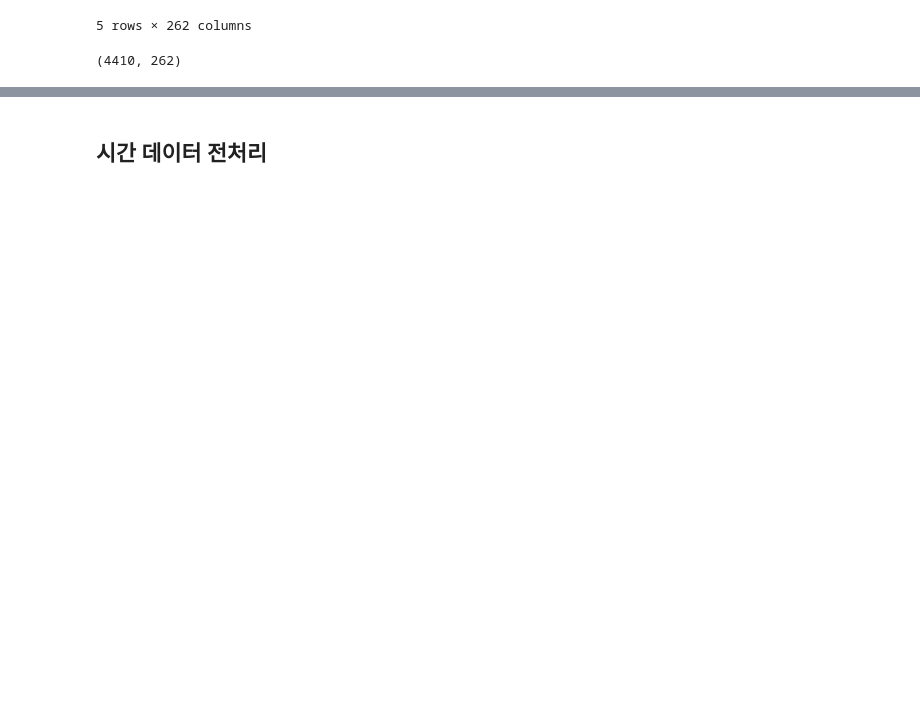
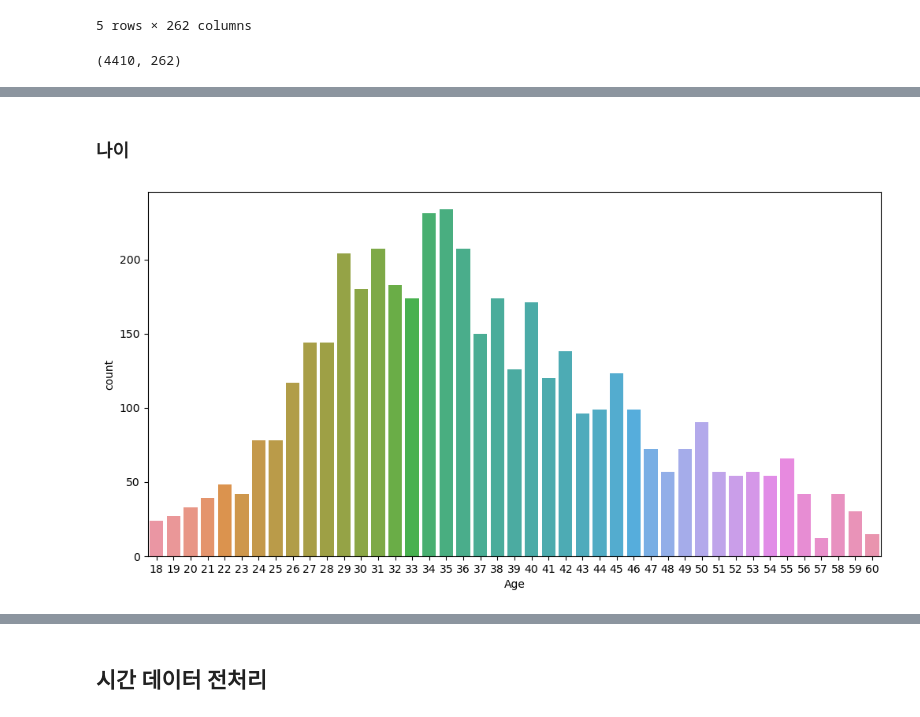
Before and after one commit to JounKK/AIS8_Final_HRA, a Jupyter notebook: 조은/final_proj_joun.ipynb, the cells around one changed output, grey strips where cells are left out. Cells and saved outputs as stored; diff of their text form; code cells hidden in the pictures; blank space fills up the shorter version.

```diff
--- a/조은/final_proj_joun.ipynb
+++ b/조은/final_proj_joun.ipynb
@@ -167,0 +174,8 @@ memory usage: 827.0+ KB
+# %% [markdown]
+### 나이
+# %%
+plt.figure(figsize=(12, 6))
+sns.countplot(data = df_demo, x='Age')
+plt.show()
+# %% [output]
+[figure, added]
```
Also changed, not shown: parts of 42 cells of this notebook, 7 other files.
